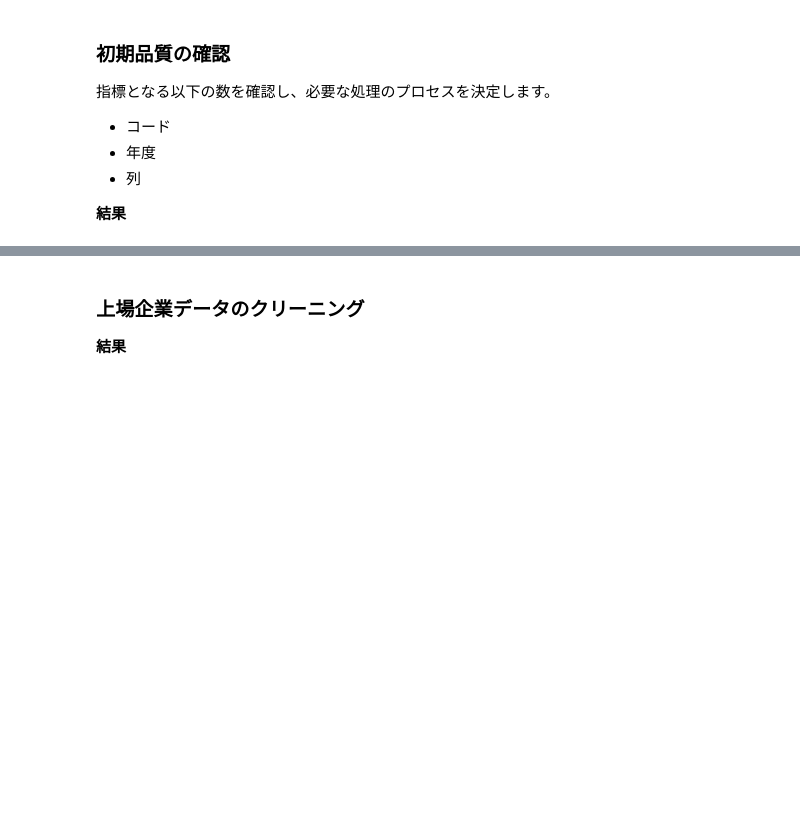
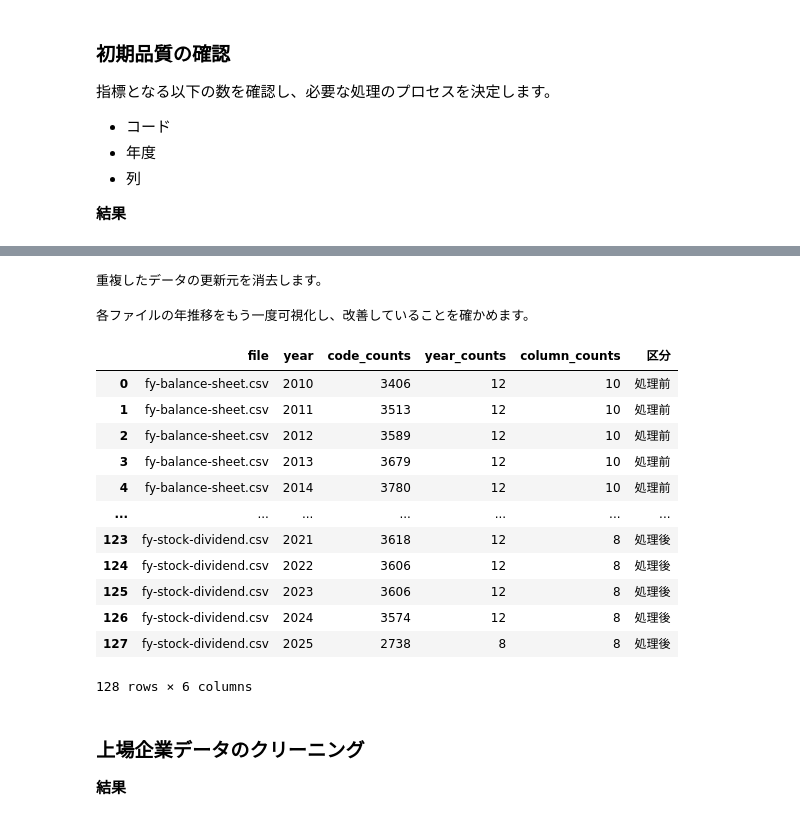
Before and after one commit to Tetibeam/003_stock_screening_preproc, a Jupyter notebook: 01_initial_creening.ipynb, the cells around one changed output, grey strips where cells are left out. Drawn from its saved outputs; the diff is of its cells as text; code cells hidden in the pictures; blank space fills up the shorter version.

```diff
--- a/01_initial_creening.ipynb
+++ b/01_initial_creening.ipynb
@@ -288,3 +289,51 @@ fig.show()
+# %%
+print("\n重複したデータの更新元を消去します。")
+files = df_result_lower["ファイル名"].unique()
+years = df_result_lower["フォルダ名"].unique()
+for filename in files:
+    for year in years:
+        df_update = df_result_lower.query("ファイル名 == @filename and フォルダ名 == @year")
+        df_update_index = df_update.set_index(["コード", "年度"]).index
+        df_target = df_PROCESSED_UPDATED[(filename, year)].set_index(["コード", "年度"])
+        df_PROCESSED_UPDATED[(filename, year)] = df_target.drop(df_update_index).reset_index()
+# %% [output]
+重複したデータの更新元を消去します。
+# %%
+print("")
+print("各ファイルの年推移をもう一度可視化し、改善していることを確かめます。")
+df_file_info_after = pd.DataFrame([
+    {"file": filename, "year": year, "code_counts": df["コード"].nunique(), "year_counts": df["年度"].nunique(), "column_counts": df.columns.nunique()}
+    for (filename, year), df in df_PROCESSED_UPDATED.items()
+])
+df_file_info_after["区分"] = "処理後"
+df_file_info_after = df_file_info_after.set_index(["file", "year"]).sort_index()
+
+df_file_info = pd.DataFrame([
+    {"file": filename, "year": year, "code_counts": df["コード"].nunique(), "year_counts": df["年度"].nunique(), "column_counts": df.columns.nunique()}
+    for (filename, year), df in df_PROCESSED.items()
+])
+df_file_info["区分"] = "処理前"
+df_file_info = df_file_info.set_index(["file", "year"]).sort_index()
+df_compare = pd.concat([df_file_info,df_file_info_after]).reset_index()
+display(df_compare)
+fig = px.line(df_compare, x="year", y="code_counts", color="file", line_dash="区分", markers=True)
+fig.update_layout(title="処理前後のコード数推移", xaxis_title="年度", yaxis_title="コード数")
+fig.show()
+# %% [output]
+各ファイルの年推移をもう一度可視化し、改善していることを確かめます。
+|  | file | year | code_counts | year_counts | column_counts | 区分 |
+| 0 | fy-balance-sheet.csv | 2010 | 3406 | 12 | 10 | 処理前 |
+| 1 | fy-balance-sheet.csv | 2011 | 3513 | 12 | 10 | 処理前 |
+| 2 | fy-balance-sheet.csv | 2012 | 3589 | 12 | 10 | 処理前 |
+| 3 | fy-balance-sheet.csv | 2013 | 3679 | 12 | 10 | 処理前 |
+| 4 | fy-balance-sheet.csv | 2014 | 3780 | 12 | 10 | 処理前 |
+| ... | ... | ... | ... | ... | ... | ... |
+| 123 | fy-stock-dividend.csv | 2021 | 3618 | 12 | 8 | 処理後 |
+| 124 | fy-stock-dividend.csv | 2022 | 3606 | 12 | 8 | 処理後 |
+| 125 | fy-stock-dividend.csv | 2023 | 3606 | 12 | 8 | 処理後 |
+| 126 | fy-stock-dividend.csv | 2024 | 3574 | 12 | 8 | 処理後 |
+| 127 | fy-stock-dividend.csv | 2025 | 2738 | 8 | 8 | 処理後 |
+128 rows × 6 columns
 # %% [markdown]
 ### 上場企業データのクリーニング
 
```
Also changed, not shown: parts of 19 cells of this notebook, 3 other files.
